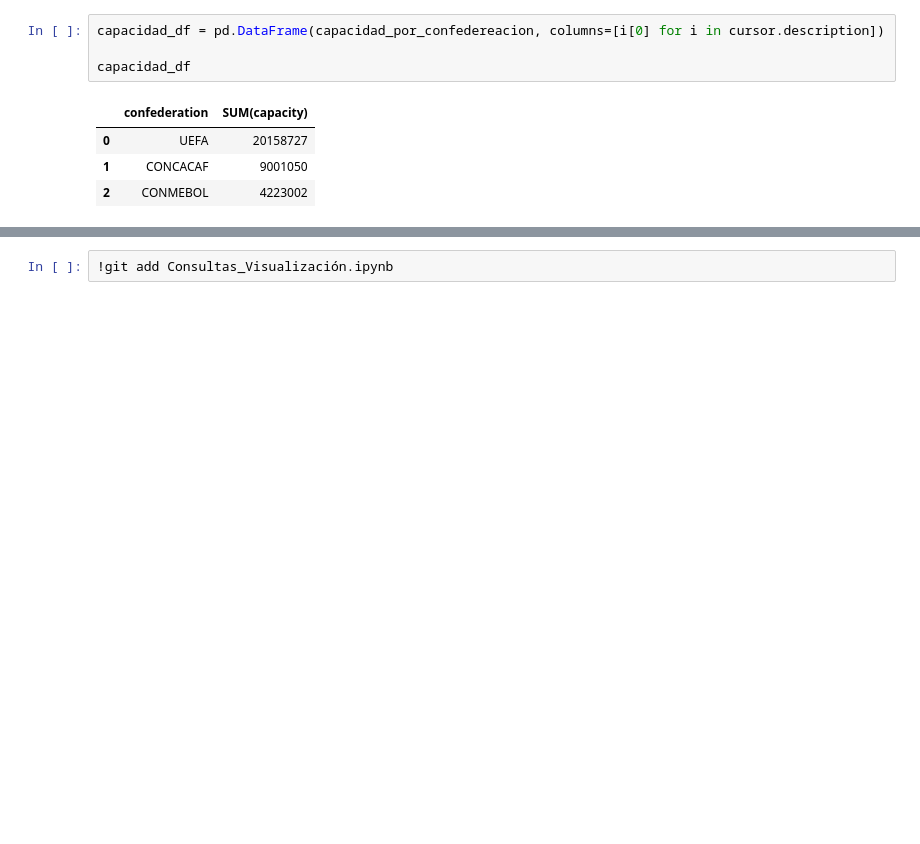
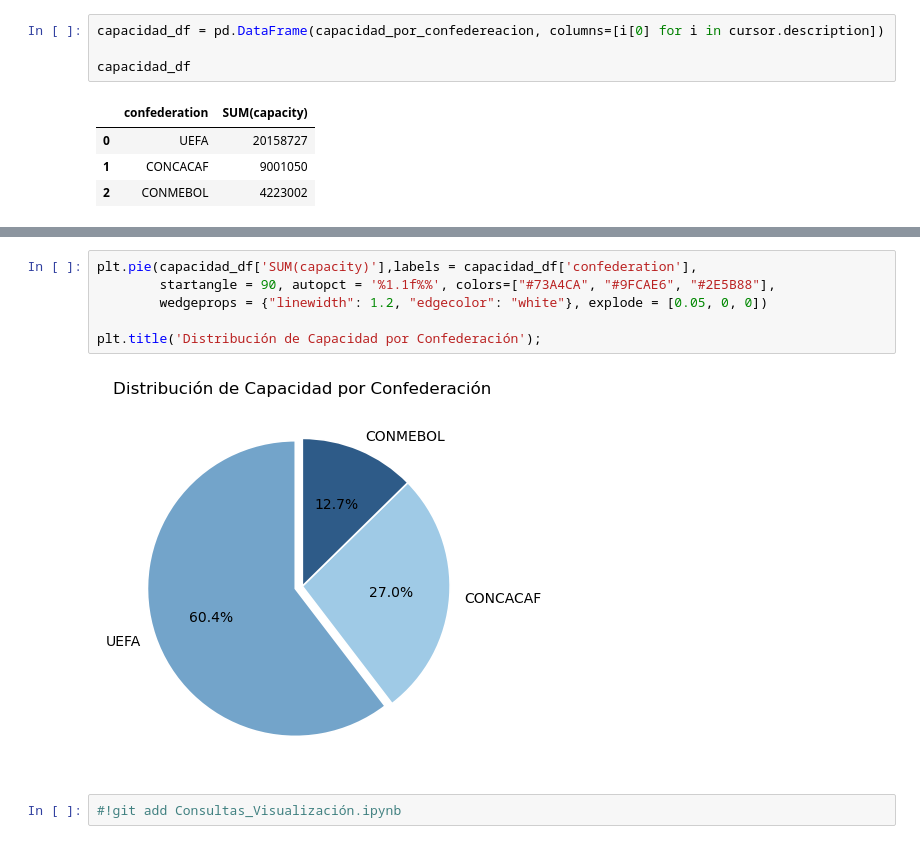
Before and after one commit to guilleldas/Proyecto_Visualizacion_Python, a Jupyter notebook: Consultas_Visualización.ipynb, the cells around one changed output, grey strips where cells are left out. Drawn from its saved outputs; the diff is of its cells as text; blank space fills up the shorter version.

```diff
--- a/Consultas_Visualización.ipynb
+++ b/Consultas_Visualización.ipynb
@@ -58,3 +64,11 @@ plt.show()
+# %%
+plt.pie(capacidad_df['SUM(capacity)'],labels = capacidad_df['confederation'],
+        startangle = 90, autopct = '%1.1f%%', colors=["#73A4CA", "#9FCAE6", "#2E5B88"],
+        wedgeprops = {"linewidth": 1.2, "edgecolor": "white"}, explode = [0.05, 0, 0])
+
+plt.title('Distribución de Capacidad por Confederación');
+# %% [output]
+[figure, added]
 # %%
-!git add Consultas_Visualización.ipynb
+#!git add Consultas_Visualización.ipynb
 # %%
```
Also changed, not shown: parts of 7 cells of this notebook.
